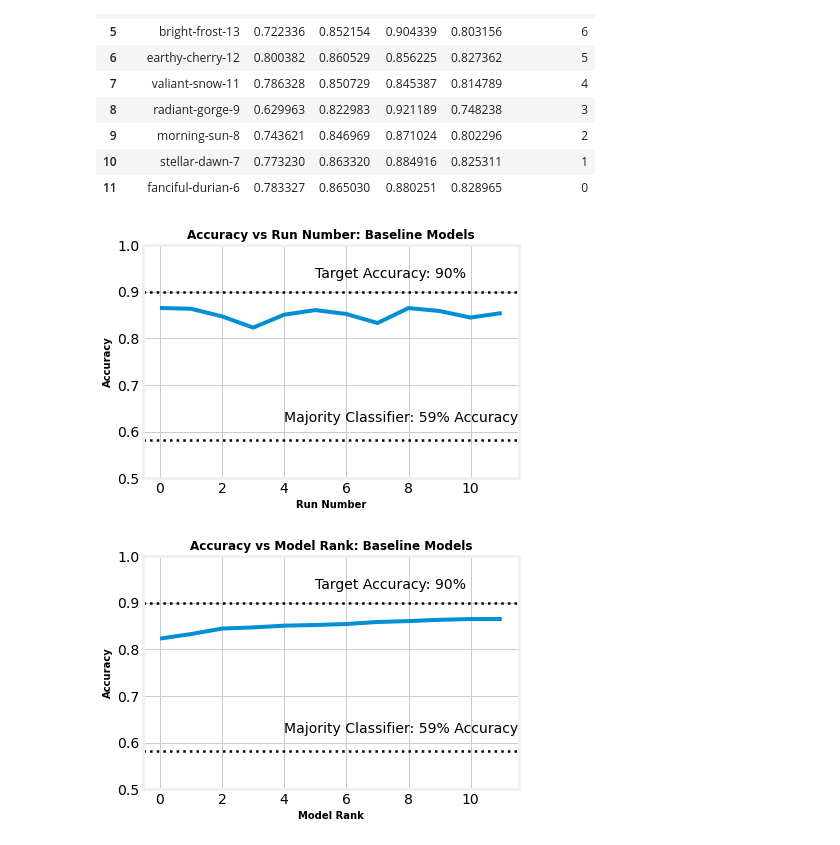
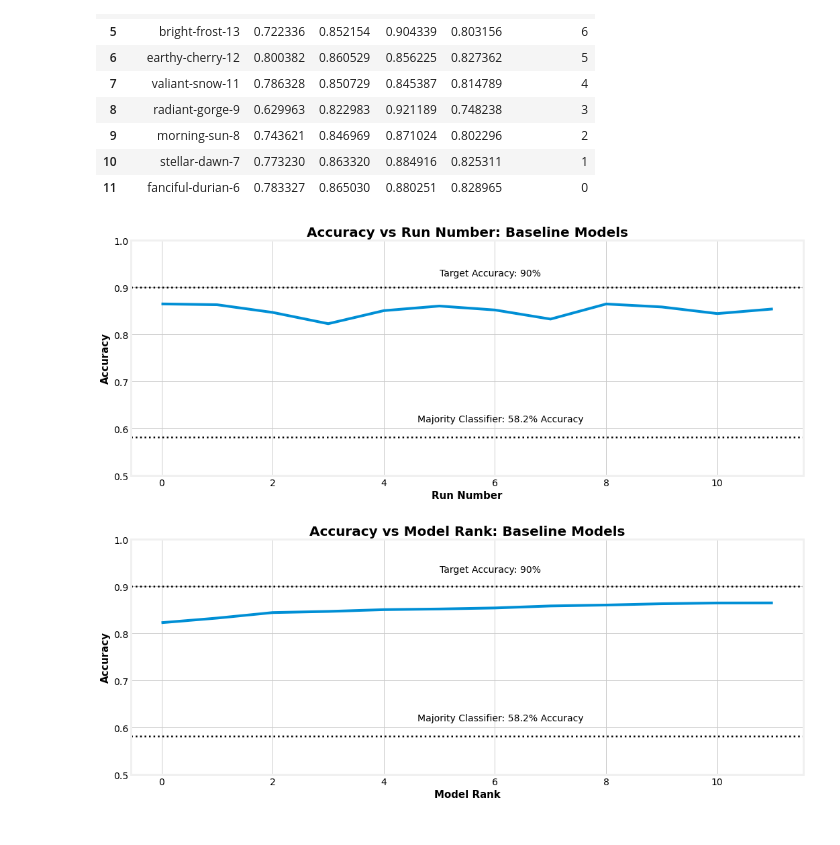
Before and after one commit to BloomTech-Labs/allay-ds, a Jupyter notebook: exploration/train_models.ipynb, the cells around one changed output. Cells and saved outputs as stored; diff of their text form; code cells hidden in the pictures.

Commit message:
Update graph size and proportions

```diff
--- a/exploration/train_models.ipynb
+++ b/exploration/train_models.ipynb
@@ -550,33 +550,33 @@ results_table
 | 10 | stellar-dawn-7 | 0.773230 | 0.863320 | 0.884916 | 0.825311 | 1 |
 | 11 | fanciful-durian-6 | 0.783327 | 0.865030 | 0.880251 | 0.828965 | 0 |
 # %%
-fig, ax = plt.subplots()
+fig, ax = plt.subplots(figsize = (16, 6))
 plt.style.use("fivethirtyeight")
 fig.patch.set(facecolor="white")
 ax.set(facecolor="white")
 
 ax.plot(results_table["run_number"], results_table["accuracy"])
 ax.axhline(y = .582, linestyle='dotted', linewidth=2.5, color='black')
 ax.axhline(y = .9, linestyle='dotted', linewidth=2.5 ,color='black')
 ax.set_yticks([.5, .6, .7, .8, .9, 1])
 
-ax.set_xlabel("Run Number", fontweight = "bold", size = 10)
-ax.set_ylabel("Accuracy", fontweight = "bold", size = 10)
-ax.set_title("Accuracy vs Run Number: Baseline Models", fontweight = "bold", size = 12)
-ax.annotate('Target Accuracy: 90%', xy=(5, .93))
-ax.annotate('Majority Classifier: 59% Accuracy', xy=(4, .62))
+ax.set_xlabel("Run Number", fontweight = "bold", size = 15)
+ax.set_ylabel("Accuracy", fontweight = "bold", size = 15)
+ax.set_title("Accuracy vs Run Number: Baseline Models", fontweight = "bold", size = 20)
+ax.annotate('Target Accuracy: 90%', xy=(5, .925))
+ax.annotate('Majority Classifier: 58.2% Accuracy', xy=(4.6, .615))
 
 plt.savefig("AccuracyVsRun")
 plt.show()
 # %% [output]
-[figure, old version]
+[figure, new version]
 # %%
 results_table = results_table.sort_values(by = ["accuracy"])
 results_table= results_table.reset_index().reset_index()
 results_table["model_rank"] = results_table["level_0"]
 results_table = results_table.drop(["level_0", "index"], axis=1)
 # %%
-fig, ax = plt.subplots()
+fig, ax = plt.subplots(figsize = (16, 6))
 plt.style.use("fivethirtyeight")
 fig.patch.set(facecolor="white")
 ax.set(facecolor="white")
@@ -586,13 +586,13 @@ ax.axhline(y = .582, linestyle='dotted', linewidth=2.5, color='black')
 ax.axhline(y = .9, linestyle='dotted', linewidth=2.5 ,color='black')
 ax.set_yticks([.5, .6, .7, .8, .9, 1])
 
-ax.set_xlabel("Model Rank", fontweight = "bold", size = 10)
-ax.set_ylabel("Accuracy", fontweight = "bold", size = 10)
-ax.set_title("Accuracy vs Model Rank: Baseline Models", fontweight = "bold", size = 12)
+ax.set_xlabel("Model Rank", fontweight = "bold", size = 15)
+ax.set_ylabel("Accuracy", fontweight = "bold", size = 15)
+ax.set_title("Accuracy vs Model Rank: Baseline Models", fontweight = "bold", size = 20)
 ax.annotate('Target Accuracy: 90%', xy=(5, .93))
-ax.annotate('Majority Classifier: 59% Accuracy', xy=(4, .62))
+ax.annotate('Majority Classifier: 58.2% Accuracy', xy=(4.6, .615))
 
 plt.savefig("AccuracyVsRank.png")
 plt.show()
 # %% [output]
-[figure, old version]
+[figure, new version]
```
Also changed, not shown: 1 other file.
